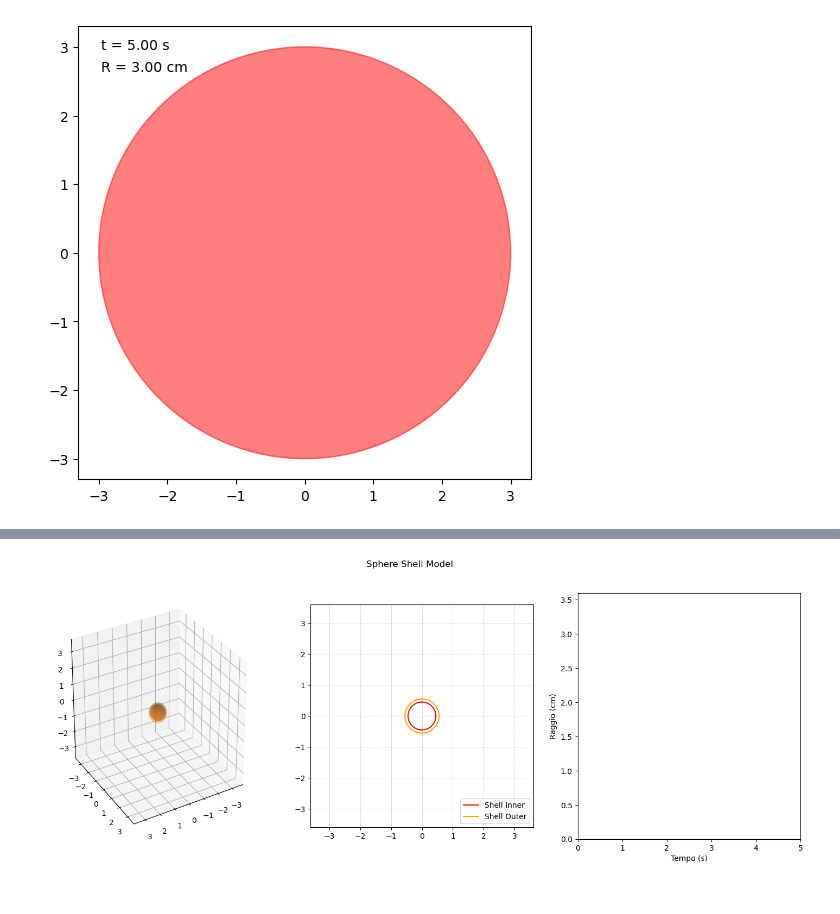
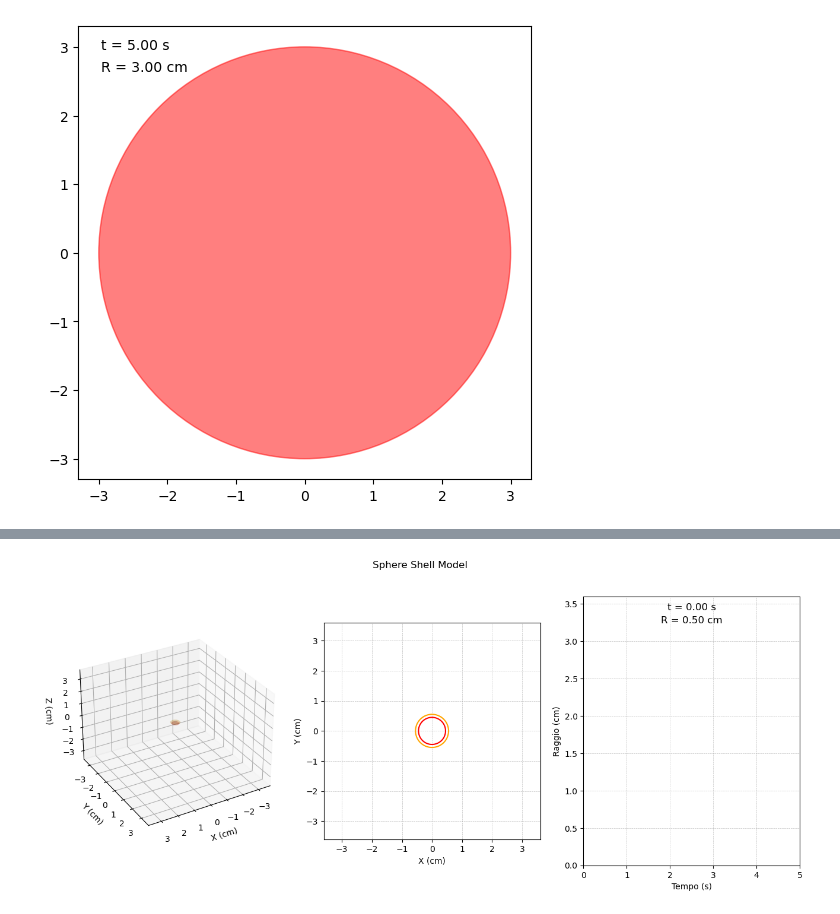
Before and after one commit to TobiaMatcovich/GRBmodelling, a Jupyter notebook: TEST3.ipynb, the cells around one changed output, grey strips where cells are left out. Saved outputs shown, nothing was run; the diff lists cells and outputs as text; code cells hidden in the pictures.

```diff
--- a/TEST3.ipynb
+++ b/TEST3.ipynb
@@ -515,10 +738,5 @@ ani.save("espansione_sfera_con_sezioni.gif", writer=PillowWriter(fps=10))
 # %%
-import numpy as np
-import matplotlib.pyplot as plt
-from mpl_toolkits.mplot3d import Axes3D
-from matplotlib.animation import FuncAnimation, PillowWriter
-
-#------------------- temporal contarints -------------------------
+#------------------- temporal constraints -------------------------
 t_start = 0
 t_end = 5
 frames = 50
@@ -526,29 +744,24 @@ times = np.linspace(t_start, t_end, frames)
 radii = 0.5 + 0.5 * times  # r(t)
 #-------------------------------------------------------------------
 
-fig = plt.figure(figsize=(18, 6), dpi=100)
+fig = plt.figure(figsize=(16, 6), dpi=100)
 fig.suptitle("Sphere Shell Model")
 
 # 3D subplot
 ax3d = fig.add_subplot(131, projection='3d')
 ax3d.set_facecolor('white')
-ax3d.view_init(elev=30, azim=60)
-ax3d.set_xlabel("X (cm)")
-ax3d.set_ylabel("Y (cm)")
-ax3d.set_zlabel("Z (cm)")
+ax3d.view_init(elev=20, azim=60)
 
 # 2D subplot per sezioni
 ax2d = fig.add_subplot(132)
 ax2d.set_aspect('equal')
-ax2d.set_xlabel("X (cm)")
-ax2d.set_ylabel("Y (cm)")
 
 # 2D subplot per grafico raggio vs tempo
-ax_raggio = fig.add_subplot(133)
-ax_raggio.set_xlim([t_start, t_end])
-ax_raggio.set_ylim([0, max(radii)*1.2])
-ax_raggio.set_xlabel("Tempo (s)")
-ax_raggio.set_ylabel("Raggio (cm)")
+ax1d = fig.add_subplot(133)
+ax1d.set_xlim([t_start, t_end])
+ax1d.set_ylim([0, max(radii)*1.2])
+ax1d.set_xlabel("Tempo (s)")
+ax1d.set_ylabel("Raggio (cm)")
 
 # Limiti comuni per i grafici
 limit = max(radii) * 1.2
@@ -566,6 +779,28 @@ X = np.cos(U) * np.sin(V)
 Y = np.sin(U) * np.sin(V)
 Z = np.cos(V)
 
+###########################
+
+sigma=30
+alpha = np.deg2rad(sigma)    # Apertura angolare (in radianti)
+
+# Risoluzione
+n_theta = 20
+n_phi = 50
+
+# Griglia angoli
+theta = np.linspace(0, alpha, n_theta)
+phi = np.linspace(0, 2 * np.pi, n_phi)
+theta, phi = np.meshgrid(theta, phi)
+
+# Calotta interna
+X=  np.sin(theta) * np.cos(phi)
+Y =  np.sin(theta) * np.sin(phi)
+Z =  np.cos(theta)
+
+
+###########################
+
 # Griglie polar coordinate per sezioni
 theta = np.linspace(0, 2 * np.pi, 100)
 grid_r = np.linspace(0, 1.0, 5)
@@ -575,15 +810,17 @@ circle_xy, = ax2d.plot([], [], 'r', lw=2, label='XY (Z=0)')
 circle_xz, = ax2d.plot([], [], 'b--', lw=1, label='XZ (Y=0)')
 circle_yz, = ax2d.plot([], [], 'g--', lw=1, label='YZ (X=0)')
 
-# Testo per il tempo e il raggio
-time_text = ax2d.text(0.05, 0.95, '', transform=ax2d.transAxes)
-radius_text = ax2d.text(0.05, 0.90, '', transform=ax2d.transAxes)
+# Linea per il grafico del raggio
+line_raggio, = ax1d.plot([], [], color='blue', lw=2)
 
-# Linea per il grafico del raggio
-line_raggio, = ax_raggio.plot([], [], color='blue', lw=2)
+# Variabili globali per il testo
+time_text = None
+radius_text = None
 
 # Funzione di aggiornamento
 def update(frame):
+    global time_text, radius_text
+
     r = radii[frame]
     delta_r = 0.2 * r  # ad esempio 20% dello spessore
     r_in = r - delta_r / 2
@@ -592,37 +829,50 @@ def update(frame):
     # === Shell 3D ===
     ax3d.cla()
     ax3d.set_xlim(-limit, limit)
     ax3d.set_ylim(-limit, limit)
     ax3d.set_zlim(-limit, limit)
     ax3d.view_init(elev=30, azim=60)
+    #ax3d.text2D(0.05, 0.95, f"t = {times[frame]:.2f} s", transform=ax3d.transAxes)
+    #ax3d.text2D(0.05, 0.90, f"R = {r:.2f} cm", transform=ax3d.transAxes)
+    ax3d.set_xlabel("X (cm)")
+    ax3d.set_ylabel("Y (cm)")
+    ax3d.set_zlabel("Z (cm)")
 
     # Superfici interna ed esterna della shell
     ax3d.plot_surface(r_in * X, r_in * Y, r_in * Z, color='red', alpha=0.3, edgecolor='none')
     ax3d.plot_surface(r_out * X, r_out * Y, r_out * Z, color='orange', alpha=0.3, edgecolor='none')
 
     # === Sezione 2D ===
     ax2d.cla()
     ax2d.set_xlim(-limit, limit)
     ax2d.set_ylim(-limit, limit)
     ax2d.set_aspect('equal')
     ax2d.grid(True, color='gray', linestyle='--', linewidth=0.5, alpha=0.5)
+    ax2d.set_xlabel("X (cm)")
+    ax2d.set_ylabel("Y (cm)")
 
     # Due cerchi concentrici per la shell
     ax2d.plot(r_in * np.cos(theta), r_in * np.sin(theta), 'r', lw=1.5, label='Shell Inner')
     ax2d.plot(r_out * np.cos(theta), r_out * np.sin(theta), 'orange', lw=1.5, label='Shell Outer')
 
     # === Grafico raggio vs tempo ===
     line_raggio.set_data(times[:frame+1], radii[:frame+1])
 
-    # Aggiorna il testo per il tempo e il raggio
-    time_text.set_text(f't = {times[frame]:.2f} s')
-    radius_text.set_text(f'R = {r:.2f} cm')
-    ax2d.legend(loc='lower right')
+    # Rimuovere il testo precedente, se esiste
+    if time_text is not None:
+        time_text.remove()
+    if radius_text is not None:
+        radius_text.remove()
 
-    return [circle_xy, line_raggio]
+    # Aggiungere il nuovo testo nel grafico raggio vs tempo
+    time_text = ax1d.text(0.5, 0.95, f't = {times[frame]:.2f} s', transform=ax1d.transAxes, ha='center', fontsize=12, color='black')
+    radius_text = ax1d.text(0.5, 0.90, f'R = {r:.2f} cm', transform=ax1d.transAxes, ha='center', fontsize=12, color='black')
+    ax1d.grid(True, color='gray', linestyle='--', linewidth=0.5, alpha=0.5)
+
+    return [line_raggio]
 
 # Crea animazione
 ani = FuncAnimation(fig, update, frames=frames, blit=False)
-ani.save("espansione_sfera_con_sezioni_e_raggio.gif", writer=PillowWriter(fps=10))
+ani.save("espansione_cono_con_sezioni_e_raggio1.gif", writer=PillowWriter(fps=10))
 # %% [output]
-[figure, old version]
+[figure, new version]
```
Also changed, not shown: parts of 26 cells of this notebook, 15 other files.
